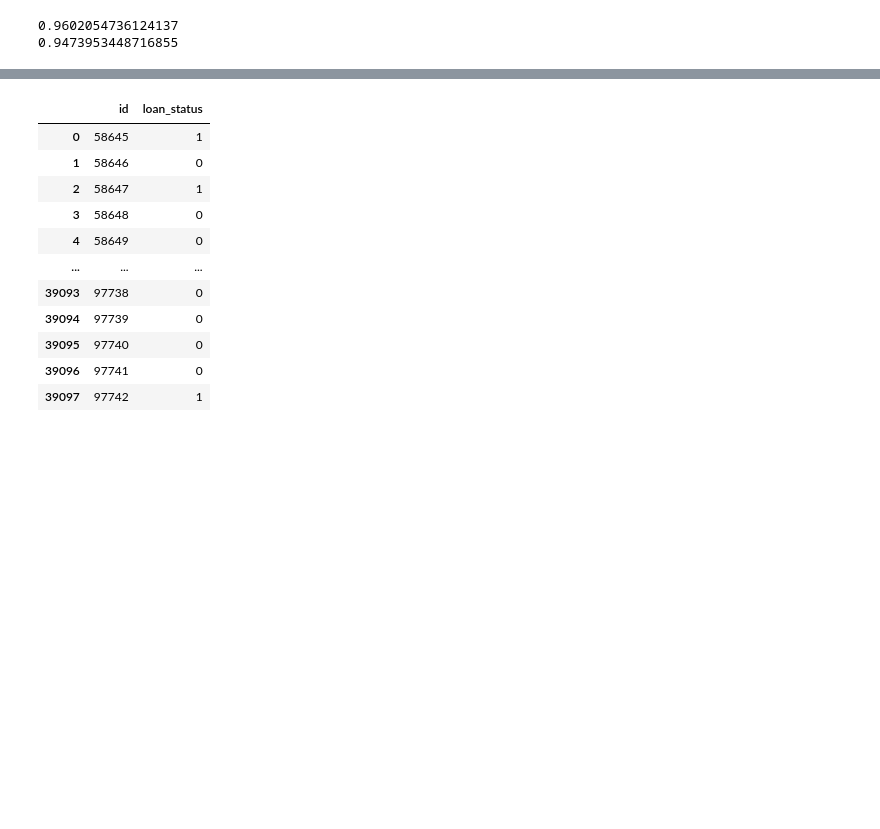
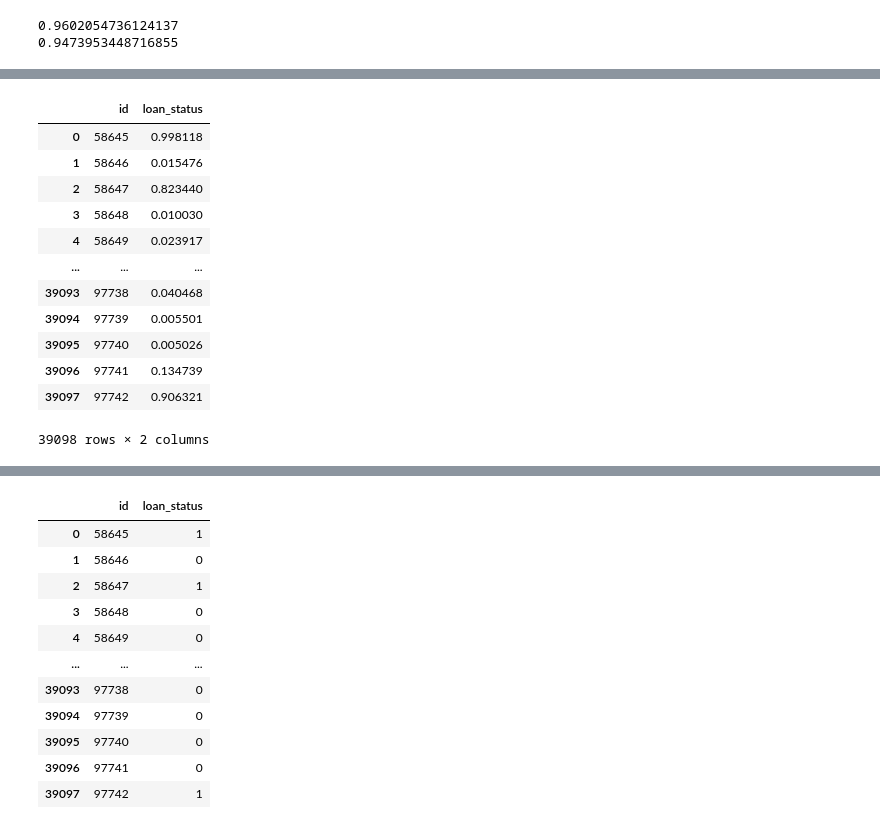
Before and after one commit to rbudnar/LoanApprovalPrediction, a Jupyter notebook: notebooks/simple_models.ipynb, the cells around one changed output, grey strips where cells are left out. Drawn from its saved outputs; the diff is of its cells as text; code cells hidden in the pictures; blank space fills up the shorter version.

```diff
--- a/notebooks/simple_models.ipynb
+++ b/notebooks/simple_models.ipynb
@@ -93,4 +332,21 @@ preds = clf.predict(X_test)
 # %%
-preds = clf.predict(X_test)
-test.assign(loan_status = preds)[["id", TARGET]].to_csv(DATA_DIR / "submission.csv", index=False)
+preds = clf.predict_proba(X_test)[:,1]
+test_with_preds = test.assign(loan_status = preds)[["id", TARGET]]
+test_with_preds.to_csv(DATA_DIR / "submission4.csv", index=False)
+# %%
+test_with_preds
+# %% [output]
+|  | id | loan_status |
+| 0 | 58645 | 0.998118 |
+| 1 | 58646 | 0.015476 |
+| 2 | 58647 | 0.823440 |
+| 3 | 58648 | 0.010030 |
+| 4 | 58649 | 0.023917 |
+| ... | ... | ... |
+| 39093 | 97738 | 0.040468 |
+| 39094 | 97739 | 0.005501 |
+| 39095 | 97740 | 0.005026 |
+| 39096 | 97741 | 0.134739 |
+| 39097 | 97742 | 0.906321 |
+39098 rows × 2 columns
 # %%
```
Also changed, not shown: parts of 16 cells of this notebook, 2 other files.
